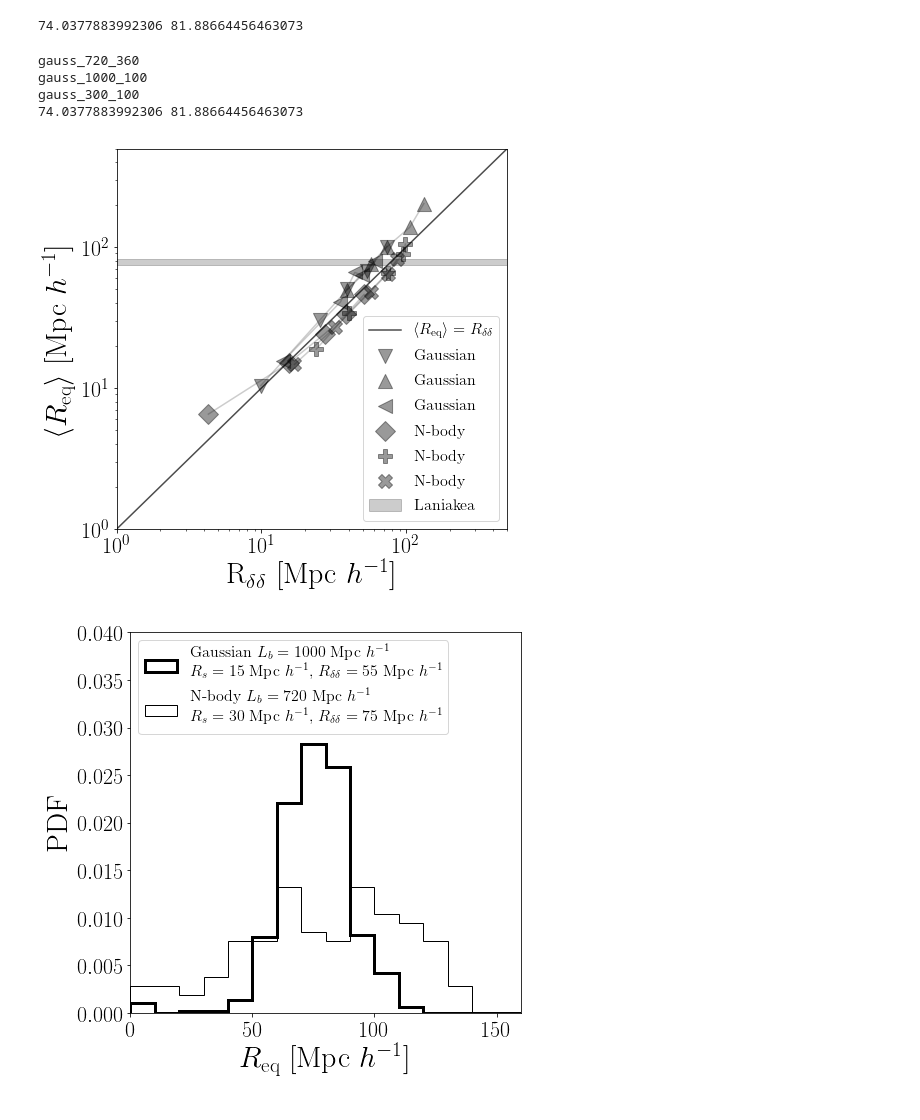
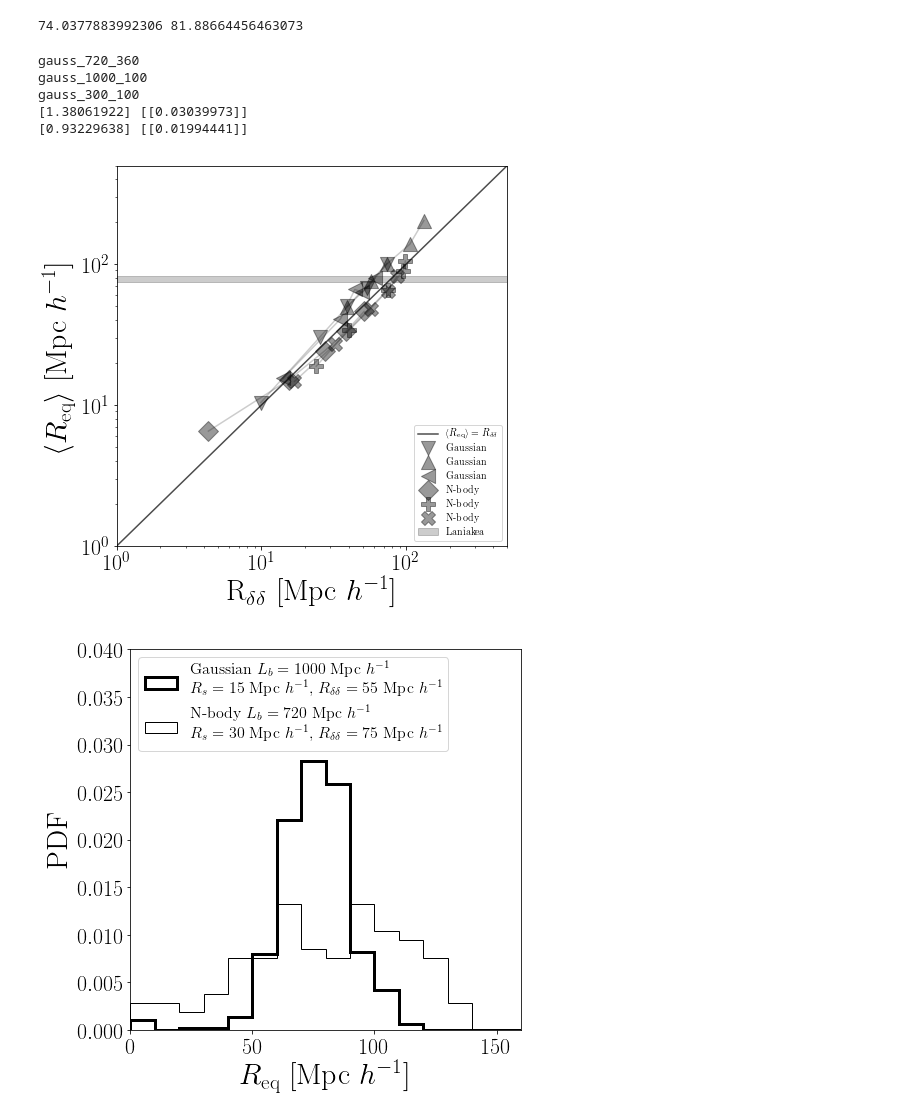
Before and after one commit to astroandes/WatershedDivergenceSuperclusters, a Jupyter notebook: nb/plot_watershed_counts.ipynb, the cells around one changed output. Drawn from its saved outputs; the diff is of its cells as text; code cells hidden in the pictures.

Commit message:
new plot

```diff
--- a/nb/plot_watershed_counts.ipynb
+++ b/nb/plot_watershed_counts.ipynb
@@ -92,3 +61,17 @@ def write_watershed(data, experiment):
                                        data[experiment]['lbox'], data[experiment]['nside']))
     f.close()
     return filename
+# %%
+data = {}
+summary_watershed(data, path="../data/",
+                      name="gauss", sigmas=[2, 6, 10, 14, 20], nside=360, lbox=720)
+summary_watershed(data, path="../data/",
+                      name="gauss", sigmas=[10, 15, 20, 30, 40], nside=100, lbox=1000)
+summary_watershed(data, path="../data/",
+                      name="gauss", sigmas=[3, 9, 12, 15, 18], nside=100, lbox=300)
+summary_watershed(data, path="../data/",
+                      name="nbody", vmax=300, sigmas=[2, 6, 10, 14, 20], nside=360, lbox=720)
+summary_watershed(data, path="../data/",
+                      name="nbody", vmax=150, sigmas=[6, 12, 30, 48, 60], nside=120, lbox=720)
+summary_watershed(data, path="../data/",
+                      name="nbody", vmax=200, sigmas=[5, 10, 20, 30, 40], nside=144, lbox=720)
@@ -122,39 +123,57 @@ print(laniakea_radius_min, laniakea_radius_max)
 plt.figure(figsize=(7,7))
 
 markers=["v", "^", "<", "D", "P", "X"]
+x_gauss = []
+y_gauss = []
+x_nbody = []
+y_nbody = []
 for i, experiment in enumerate(all_data.keys()):
     if "gauss" in experiment:
         label = "Gaussian"
         print(experiment)
+        x_gauss += list(all_data[experiment]["lengths"][:,1])
+        y_gauss += list(all_data[experiment]["watershed"][:,1])
     else:
         label = "N-body"
+        x_nbody += list(all_data[experiment]["lengths"][:,1])
+        y_nbody += list(all_data[experiment]["watershed"][:,1])
+
 
     plt.scatter(all_data[experiment]["lengths"][:,1], all_data[experiment]["watershed"][:,1], marker=markers[i],
                 s=200, label=label, color='black', alpha=0.4)
     plt.plot(all_data[experiment]["lengths"][:,1], all_data[experiment]["watershed"][:,1], color='black', alpha=0.2)
     #plt.plot(length_data[k][:,0], length_data[k][:,1], color='black')
 
+
+def func(x, a):
+    return a * x
+popt, pcov = curve_fit(func, x_gauss, y_gauss)
+print(popt, np.sqrt(pcov))
+popt, pcov = curve_fit(func, x_nbody, y_nbody)
+print(popt, np.sqrt(pcov))
+
 x = np.linspace(0,500,100)
 plt.plot(x, x,
          label=r'$\langle R_{\mathrm{eq}} \rangle = R_{\delta\delta}$',
         color='black', alpha=0.7)
 
-print(laniakea_radius_min, laniakea_radius_max)
+#print(laniakea_radius_min, laniakea_radius_max)
 dd = np.linspace(1E-3,500)
 plt.fill_between(dd, laniakea_radius_min*dd/dd, laniakea_radius_max*dd/dd, label='Laniakea', color='black', alpha=0.2)
 plt.loglog()
 plt.legend(loc=4)
 plt.xlim(1,500)
 plt.ylim(1,500)
 plt.xlabel(r"R$_{\delta\delta}$ [$\mathrm{Mpc}\ h^{-1}$]")
 plt.ylabel(r"$\langle R_{\mathrm{eq}} \rangle$ [$\mathrm{Mpc}\ h^{-1}$]")
 plt.savefig("summary_watershed.pdf", bbox_inches='tight')
 # %% [output]
 gauss_720_360
 gauss_1000_100
 gauss_300_100
-74.0377883992306 81.88664456463073
+[1.38061922] [[0.03039973]]
+[0.93229638] [[0.01994441]]
-[figure, old version]
+[figure, new version]
 # %%
 filename = '../data/watershed_mock_divergence_mesh_100_box_1000_slim_15.h5'
 f = h5py.File(filename, 'r')
```
Also changed, not shown: parts of 3 cells of this notebook, 3 other files.
